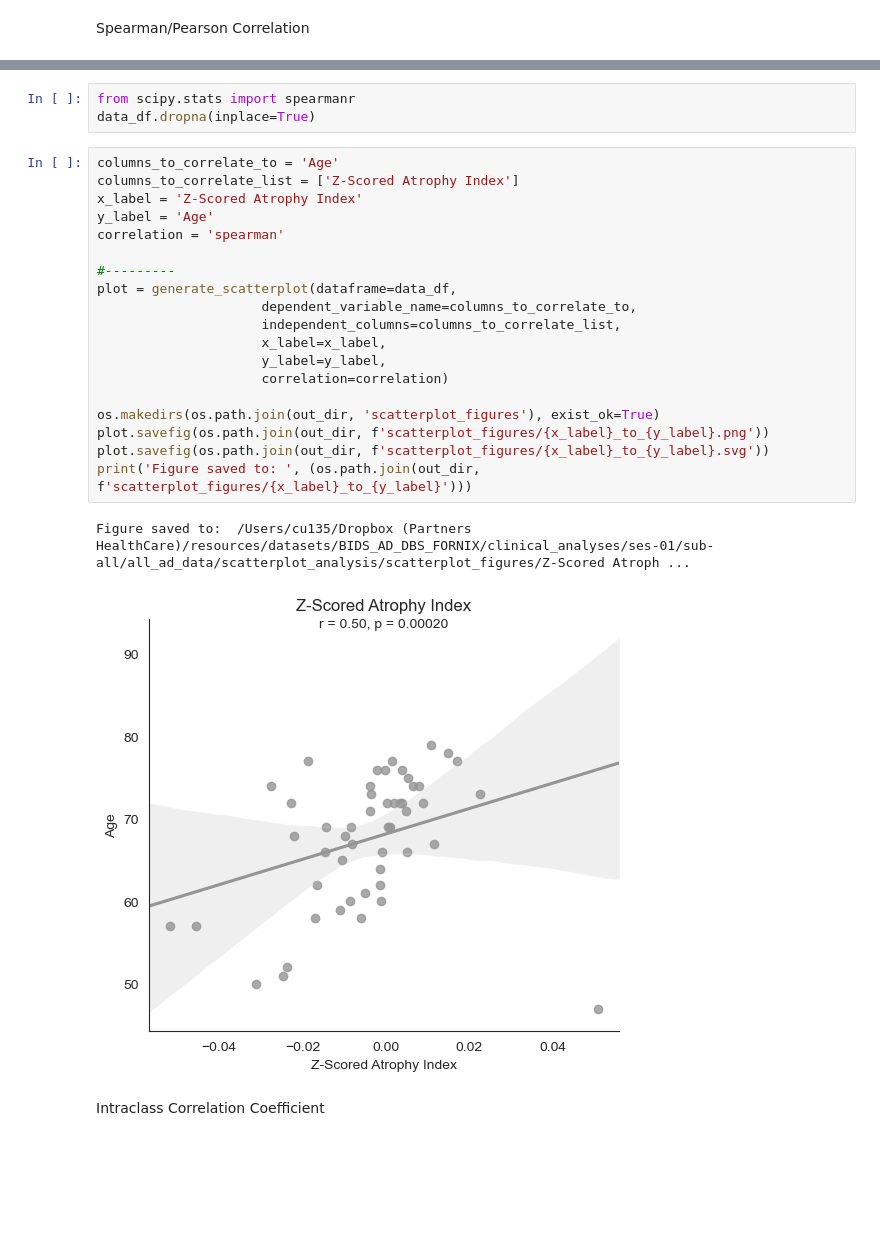
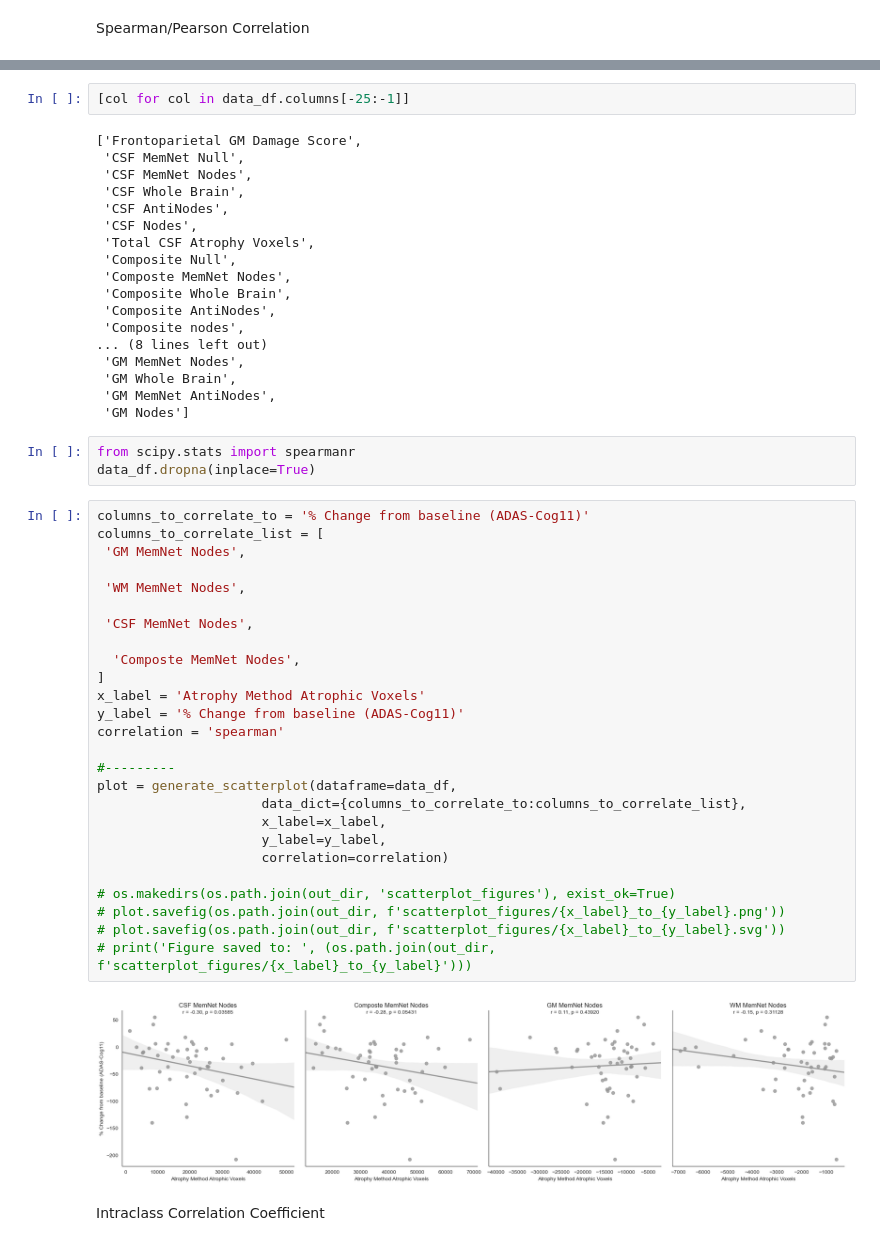
Before and after one commit to Calvinwhow/Research, a Jupyter notebook: nimlab/calvin_utils/notebooks/statistical_notebooks/generic_spreadsheet_functions.ipynb, the cells around one changed output, grey strips where cells are left out. Cells and saved outputs as stored; diff of their text form; blank space fills up the shorter version.

```diff
--- a/nimlab/calvin_utils/notebooks/statistical_notebooks/generic_spreadsheet_functions.ipynb
+++ b/nimlab/calvin_utils/notebooks/statistical_notebooks/generic_spreadsheet_functions.ipynb
@@ -616,28 +593,54 @@ Index(['subject', 'Age', 'Baseline', 'Atrophy Pattern Index',
+# %%
+[col for col in data_df.columns[-25:-1]]
+# %% [output]
+['Frontoparietal GM Damage Score',
+ 'CSF MemNet Null',
+ 'CSF MemNet Nodes',
+ 'CSF Whole Brain',
+ 'CSF AntiNodes',
+ 'CSF Nodes',
+ 'Total CSF Atrophy Voxels',
+ 'Composite Null',
+ 'Composte MemNet Nodes',
+ 'Composite Whole Brain',
+ 'Composite AntiNodes',
+ 'Composite nodes',
+... (8 lines left out)
+ 'GM MemNet Nodes',
+ 'GM Whole Brain',
+ 'GM MemNet AntiNodes',
+ 'GM Nodes']
 # %%
 from scipy.stats import spearmanr
 data_df.dropna(inplace=True)
 # %%
-columns_to_correlate_to = 'Age'
-columns_to_correlate_list = ['Z-Scored Atrophy Index']
-x_label = 'Z-Scored Atrophy Index'
-y_label = 'Age'
+columns_to_correlate_to = '% Change from baseline (ADAS-Cog11)'
+columns_to_correlate_list = [
+ 'GM MemNet Nodes',
+
+ 'WM MemNet Nodes',
+
+ 'CSF MemNet Nodes',
+
+  'Composte MemNet Nodes',
+]
+x_label = 'Atrophy Method Atrophic Voxels'
+y_label = '% Change from baseline (ADAS-Cog11)'
 correlation = 'spearman'
 
 #---------
 plot = generate_scatterplot(dataframe=data_df,
-                     dependent_variable_name=columns_to_correlate_to,
-                     independent_columns=columns_to_correlate_list,
+                     data_dict={columns_to_correlate_to:columns_to_correlate_list},
                      x_label=x_label,
                      y_label=y_label,
                      correlation=correlation)
 
-os.makedirs(os.path.join(out_dir, 'scatterplot_figures'), exist_ok=True)
-plot.savefig(os.path.join(out_dir, f'scatterplot_figures/{x_label}_to_{y_label}.png'))
-plot.savefig(os.path.join(out_dir, f'scatterplot_figures/{x_label}_to_{y_label}.svg'))
-print('Figure saved to: ', (os.path.join(out_dir, f'scatterplot_figures/{x_label}_to_{y_label}')))
+# os.makedirs(os.path.join(out_dir, 'scatterplot_figures'), exist_ok=True)
+# plot.savefig(os.path.join(out_dir, f'scatterplot_figures/{x_label}_to_{y_label}.png'))
+# plot.savefig(os.path.join(out_dir, f'scatterplot_figures/{x_label}_to_{y_label}.svg'))
+# print('Figure saved to: ', (os.path.join(out_dir, f'scatterplot_figures/{x_label}_to_{y_label}')))
 # %% [output]
-Figure saved to:  /Users/cu135/Dropbox (Partners HealthCare)/resources/datasets/BIDS_AD_DBS_FORNIX/clinical_analyses/ses-01/sub-all/all_ad_data/scatterplot_analysis/scatterplot_figures/Z-Scored Atroph ...
-[figure, old version]
+[figure, new version]
 # %% [markdown]
 Intraclass Correlation Coefficient
 # %%
```
Also changed, not shown: parts of 8 cells of this notebook, 12 other files.
